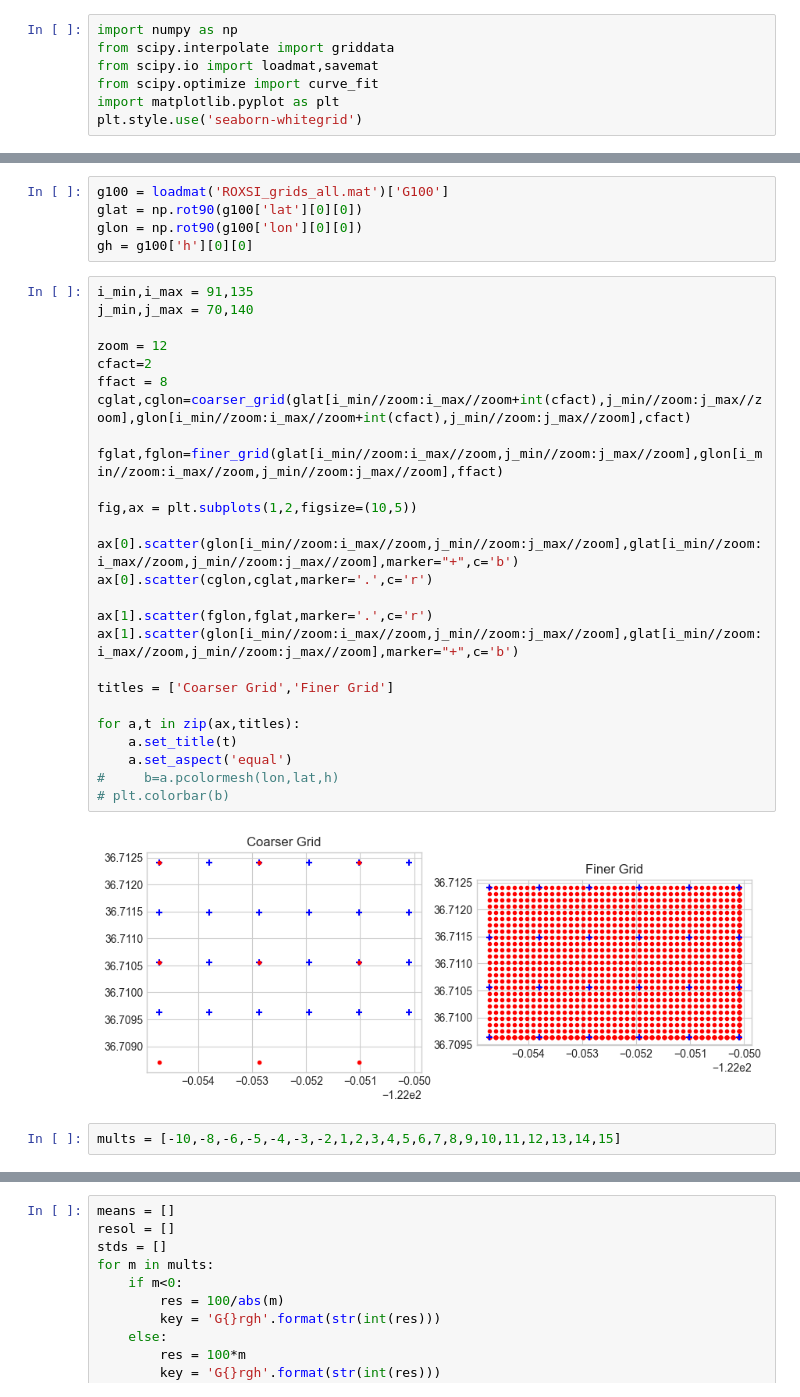
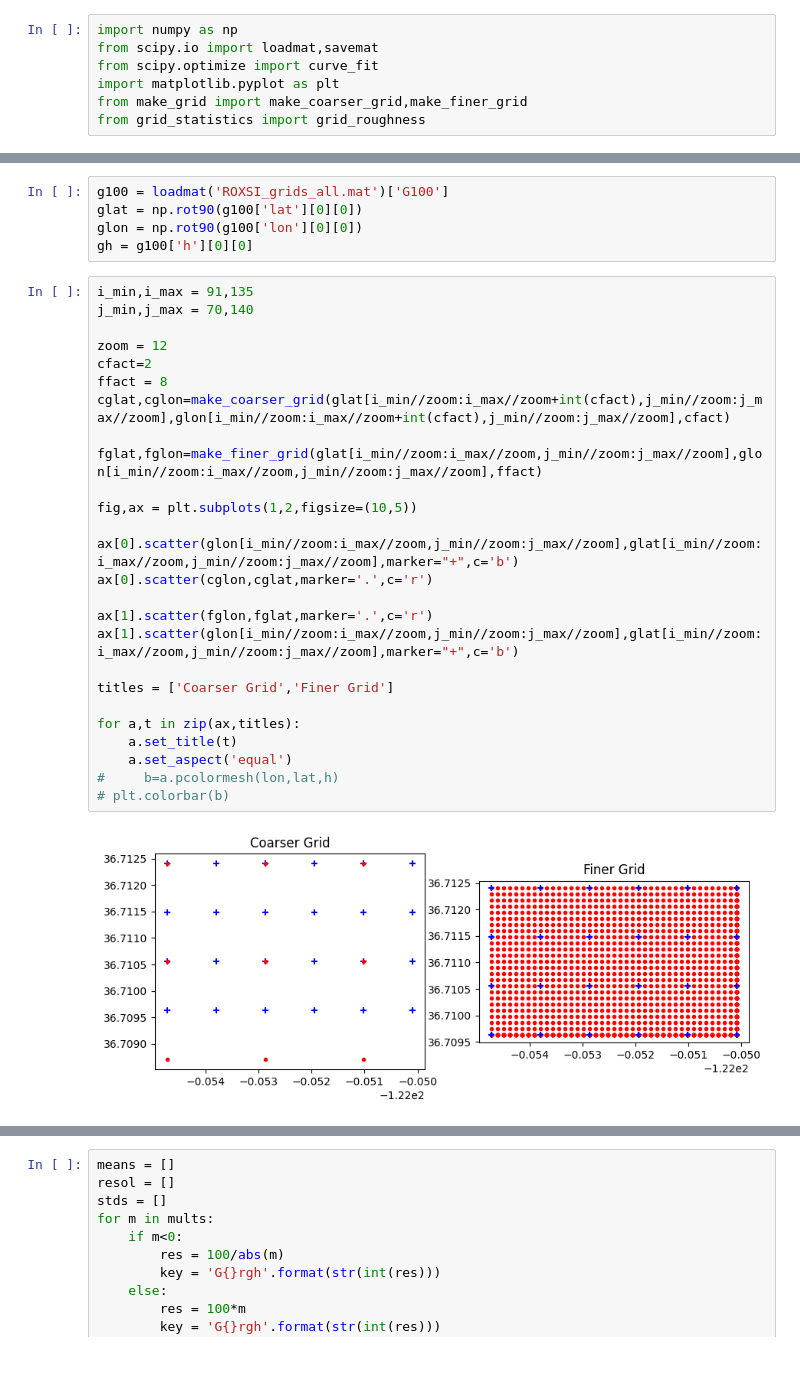
Before and after one commit to CMS-Physical-Oceanography/ROXSI, a Jupyter notebook: roughness/notebooks/variable_grid_rgh.ipynb, the cells around one changed output, grey strips where cells are left out. Saved outputs shown, nothing was run; the diff lists cells and outputs as text; blank space fills up the shorter version.

```diff
--- a/roughness/notebooks/variable_grid_rgh.ipynb
+++ b/roughness/notebooks/variable_grid_rgh.ipynb
@@ -1,7 +1,7 @@
 # %%
 import numpy as np
-from scipy.interpolate import griddata
 from scipy.io import loadmat,savemat
 from scipy.optimize import curve_fit
 import matplotlib.pyplot as plt
-plt.style.use('seaborn-whitegrid')
+from make_grid import make_coarser_grid,make_finer_grid
+from grid_statistics import grid_roughness
@@ -164,31 +18,29 @@ gh = g100['h'][0][0]
 # %%
 i_min,i_max = 91,135
 j_min,j_max = 70,140
 
 zoom = 12
 cfact=2
 ffact = 8
-cglat,cglon=coarser_grid(glat[i_min//zoom:i_max//zoom+int(cfact),j_min//zoom:j_max//zoom],glon[i_min//zoom:i_max//zoom+int(cfact),j_min//zoom:j_max//zoom],cfact)
+cglat,cglon=make_coarser_grid(glat[i_min//zoom:i_max//zoom+int(cfact),j_min//zoom:j_max//zoom],glon[i_min//zoom:i_max//zoom+int(cfact),j_min//zoom:j_max//zoom],cfact)
 
-fglat,fglon=finer_grid(glat[i_min//zoom:i_max//zoom,j_min//zoom:j_max//zoom],glon[i_min//zoom:i_max//zoom,j_min//zoom:j_max//zoom],ffact)
+fglat,fglon=make_finer_grid(glat[i_min//zoom:i_max//zoom,j_min//zoom:j_max//zoom],glon[i_min//zoom:i_max//zoom,j_min//zoom:j_max//zoom],ffact)
 
 fig,ax = plt.subplots(1,2,figsize=(10,5))
 
 ax[0].scatter(glon[i_min//zoom:i_max//zoom,j_min//zoom:j_max//zoom],glat[i_min//zoom:i_max//zoom,j_min//zoom:j_max//zoom],marker="+",c='b')
 ax[0].scatter(cglon,cglat,marker='.',c='r')
 
 ax[1].scatter(fglon,fglat,marker='.',c='r')
 ax[1].scatter(glon[i_min//zoom:i_max//zoom,j_min//zoom:j_max//zoom],glat[i_min//zoom:i_max//zoom,j_min//zoom:j_max//zoom],marker="+",c='b')
 
 titles = ['Coarser Grid','Finer Grid']
 
 for a,t in zip(ax,titles):
     a.set_title(t)
     a.set_aspect('equal')
 #     b=a.pcolormesh(lon,lat,h)
 # plt.colorbar(b)
 # %% [output]
-[figure, old version]
+[figure, new version]
-# %%
-mults = [-10,-8,-6,-5,-4,-3,-2,1,2,3,4,5,6,7,8,9,10,11,12,13,14,15]
 # %%
```
Also changed, not shown: parts of 6 cells of this notebook.
